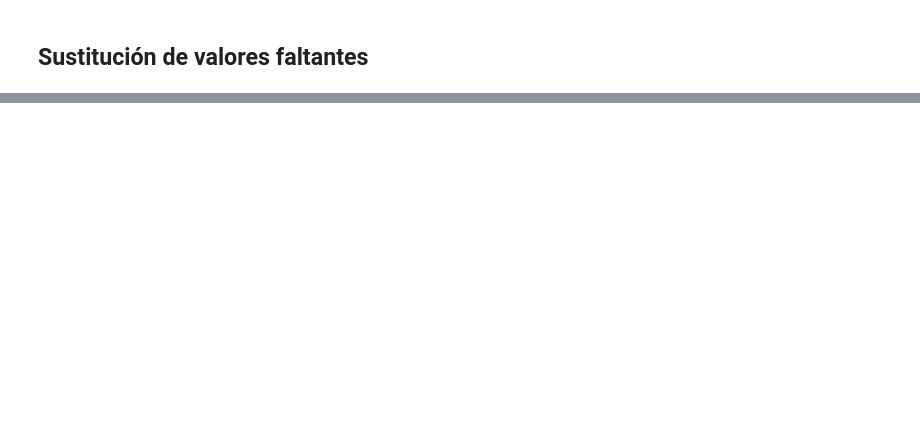
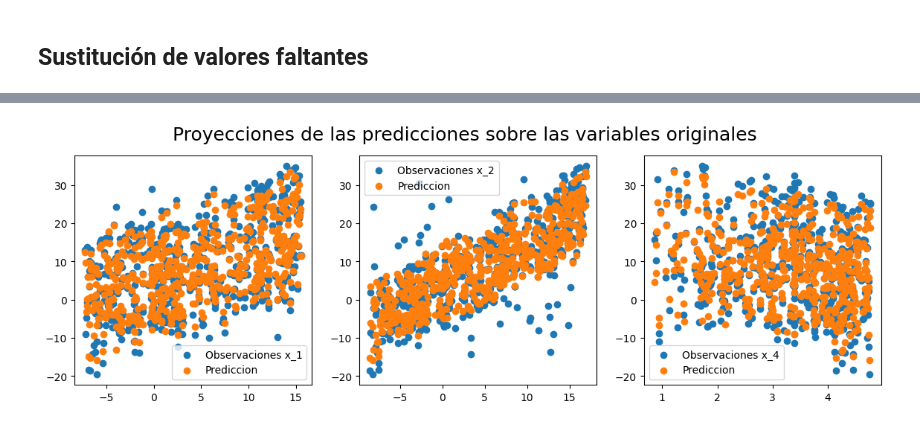
Before and after one commit to AlexNoelHdz/feature-engineering, a Jupyter notebook: Practica1_HernandezAlejandro.ipynb, the cells around one changed output, grey strips where cells are left out. Drawn from its saved outputs; the diff is of its cells as text; code cells hidden in the pictures; blank space fills up the shorter version.

```diff
--- a/Practica1_HernandezAlejandro.ipynb
+++ b/Practica1_HernandezAlejandro.ipynb
@@ -141,0 +200,4 @@ df_clean_1.x3.isna().sum()
+# %%
+
+df_clean_1 = df_test.copy()
+df_clean_1.info()
@@ -141,0 +237,7 @@ df_clean_1.x3.isna().sum()
+# %%
+lr = LinearRegression()
+# %%
+# df_clean_1['x_4_square'] = df_clean_1['x_4']**2
+x = df_clean_1[['x_1','x_3','x_4']]
+y = df_clean_1[['y']]
+x , y
@@ -141,0 +262,3 @@ df_clean_1.x3.isna().sum()
+# %%
+lr.fit(x,y)
+score = lr.score(x,y)
@@ -141,0 +302,22 @@ df_clean_1.x3.isna().sum()
+# %%
+fig, axs = plt.subplots(1,3)
+prediction = lr.predict(x)
+axs[0].scatter(x.x_1,y.y,label = 'Observaciones x_1')
+axs[0].scatter(x.x_1,prediction,label = 'Prediccion')
+axs[0].legend()
+
+#axs[0].plt.grid()
+axs[1].scatter(x.x_3,y.y,label = 'Observaciones x_2')
+axs[1].scatter(x.x_3,prediction,label = 'Prediccion')
+axs[1].legend()
+
+
+axs[2].scatter(x.x_4,y.y,label = 'Observaciones x_4')
+axs[2].scatter(x.x_4,prediction,label = 'Prediccion')
+axs[2].legend()
+
+fig.suptitle(' Proyecciones de las predicciones sobre las variables originales ', fontsize=18)
+plt.rcParams["figure.figsize"] = (14,4)
+plt.show()
+# %% [output]
+[figure, added]
```
Also changed, not shown: parts of 23 cells of this notebook, 1 other file.
